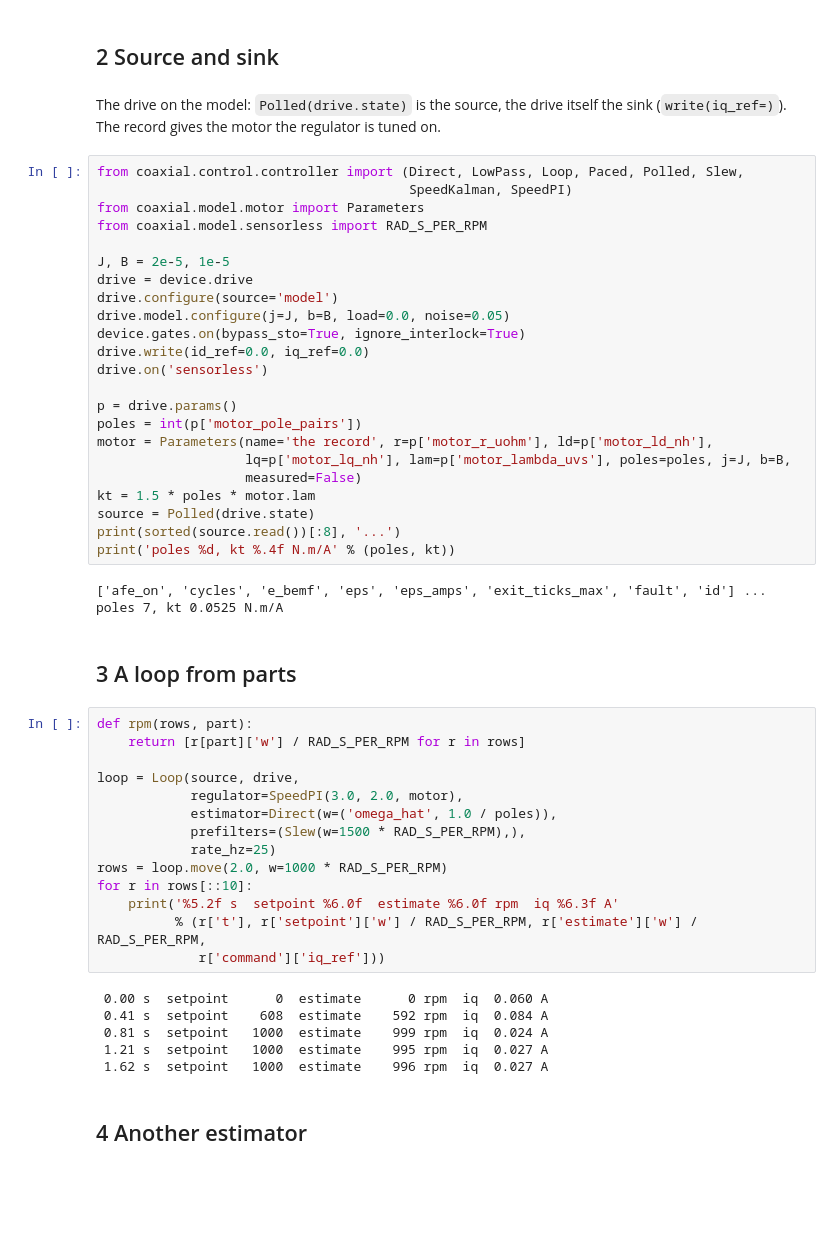
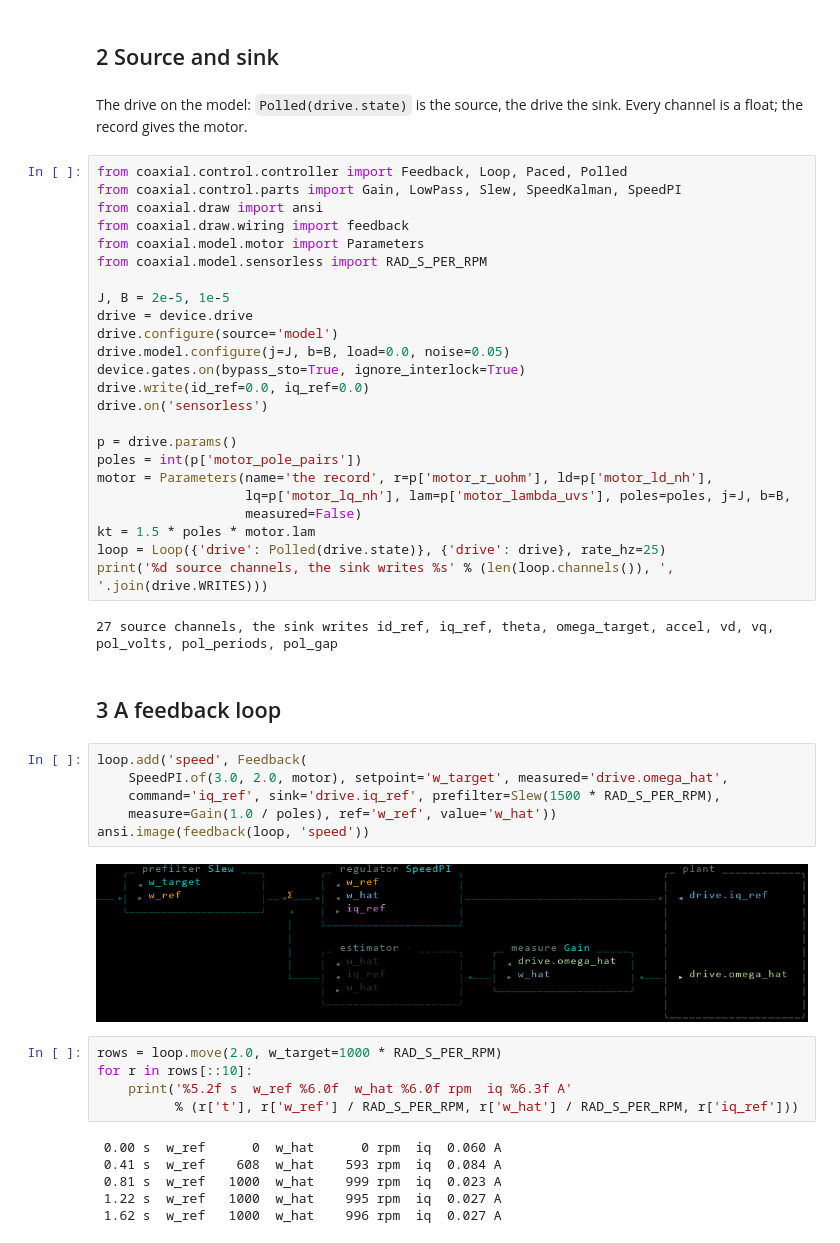
Before and after one commit to rogerisaksson/coaxial_63100, a Jupyter notebook: notebook_examples/controller.ipynb, the cells around one changed output. Drawn from its saved outputs; the diff is of its cells as text; blank space fills up the shorter version.

```diff
--- a/notebook_examples/controller.ipynb
+++ b/notebook_examples/controller.ipynb
@@ -17,10 +17,12 @@ print(device)
 # %% [markdown]
 ## 2 Source and sink
 # %% [markdown]
-The drive on the model: `Polled(drive.state)` is the source, the drive itself the sink (`write(iq_ref=)`). The record gives the motor the regulator is tuned on.
+The drive on the model: `Polled(drive.state)` is the source, the drive the sink. Every channel is a float; the record gives the motor.
 # %%
-from coaxial.control.controller import (Direct, LowPass, Loop, Paced, Polled, Slew,
-                                        SpeedKalman, SpeedPI)
+from coaxial.control.controller import Feedback, Loop, Paced, Polled
+from coaxial.control.parts import Gain, LowPass, Slew, SpeedKalman, SpeedPI
+from coaxial.draw import ansi
+from coaxial.draw.wiring import feedback
 from coaxial.model.motor import Parameters
 from coaxial.model.sensorless import RAD_S_PER_RPM
 
@@ -38,34 +40,29 @@ motor = Parameters(name='the record', r=p['motor_r_uohm'], ld=p['motor_ld_nh'],
                    lq=p['motor_lq_nh'], lam=p['motor_lambda_uvs'], poles=poles, j=J, b=B,
                    measured=False)
 kt = 1.5 * poles * motor.lam
-source = Polled(drive.state)
-print(sorted(source.read())[:8], '...')
-print('poles %d, kt %.4f N.m/A' % (poles, kt))
+loop = Loop({'drive': Polled(drive.state)}, {'drive': drive}, rate_hz=25)
+print('%d source channels, the sink writes %s' % (len(loop.channels()), ', '.join(drive.WRITES)))
 # %% [output]
-['afe_on', 'cycles', 'e_bemf', 'eps', 'eps_amps', 'exit_ticks_max', 'fault', 'id'] ...
-poles 7, kt 0.0525 N.m/A
+27 source channels, the sink writes id_ref, iq_ref, theta, omega_target, accel, vd, vq, pol_volts, pol_periods, pol_gap
 # %% [markdown]
-## 3 A loop from parts
+## 3 A feedback loop
 # %%
-def rpm(rows, part):
-    return [r[part]['w'] / RAD_S_PER_RPM for r in rows]
-
-loop = Loop(source, drive,
-            regulator=SpeedPI(3.0, 2.0, motor),
-            estimator=Direct(w=('omega_hat', 1.0 / poles)),
-            prefilters=(Slew(w=1500 * RAD_S_PER_RPM),),
-            rate_hz=25)
-rows = loop.move(2.0, w=1000 * RAD_S_PER_RPM)
-for r in rows[::10]:
-    print('%5.2f s  setpoint %6.0f  estimate %6.0f rpm  iq %6.3f A'
-          % (r['t'], r['setpoint']['w'] / RAD_S_PER_RPM, r['estimate']['w'] / RAD_S_PER_RPM,
-             r['command']['iq_ref']))
+loop.add('speed', Feedback(
+    SpeedPI.of(3.0, 2.0, motor), setpoint='w_target', measured='drive.omega_hat',
+    command='iq_ref', sink='drive.iq_ref', prefilter=Slew(1500 * RAD_S_PER_RPM),
+    measure=Gain(1.0 / poles), ref='w_ref', value='w_hat'))
+ansi.image(feedback(loop, 'speed'))
 # %% [output]
- 0.00 s  setpoint      0  estimate      0 rpm  iq  0.060 A
- 0.41 s  setpoint    608  estimate    592 rpm  iq  0.084 A
- 0.81 s  setpoint   1000  estimate    999 rpm  iq  0.024 A
- 1.21 s  setpoint   1000  estimate    995 rpm  iq  0.027 A
- 1.62 s  setpoint   1000  estimate    996 rpm  iq  0.027 A
+[figure, added]
-# %% [markdown]
-## 4 Another estimator
+# %%
+rows = loop.move(2.0, w_target=1000 * RAD_S_PER_RPM)
+for r in rows[::10]:
+    print('%5.2f s  w_ref %6.0f  w_hat %6.0f rpm  iq %6.3f A'
+          % (r['t'], r['w_ref'] / RAD_S_PER_RPM, r['w_hat'] / RAD_S_PER_RPM, r['iq_ref']))
+# %% [output]
+ 0.00 s  w_ref      0  w_hat      0 rpm  iq  0.060 A
+ 0.41 s  w_ref    608  w_hat    593 rpm  iq  0.084 A
+ 0.81 s  w_ref   1000  w_hat    999 rpm  iq  0.023 A
+ 1.22 s  w_ref   1000  w_hat    995 rpm  iq  0.027 A
+ 1.62 s  w_ref   1000  w_hat    996 rpm  iq  0.027 A
 # %% [markdown]
```
Also changed, not shown: parts of 34 cells of this notebook, 23 other files.
